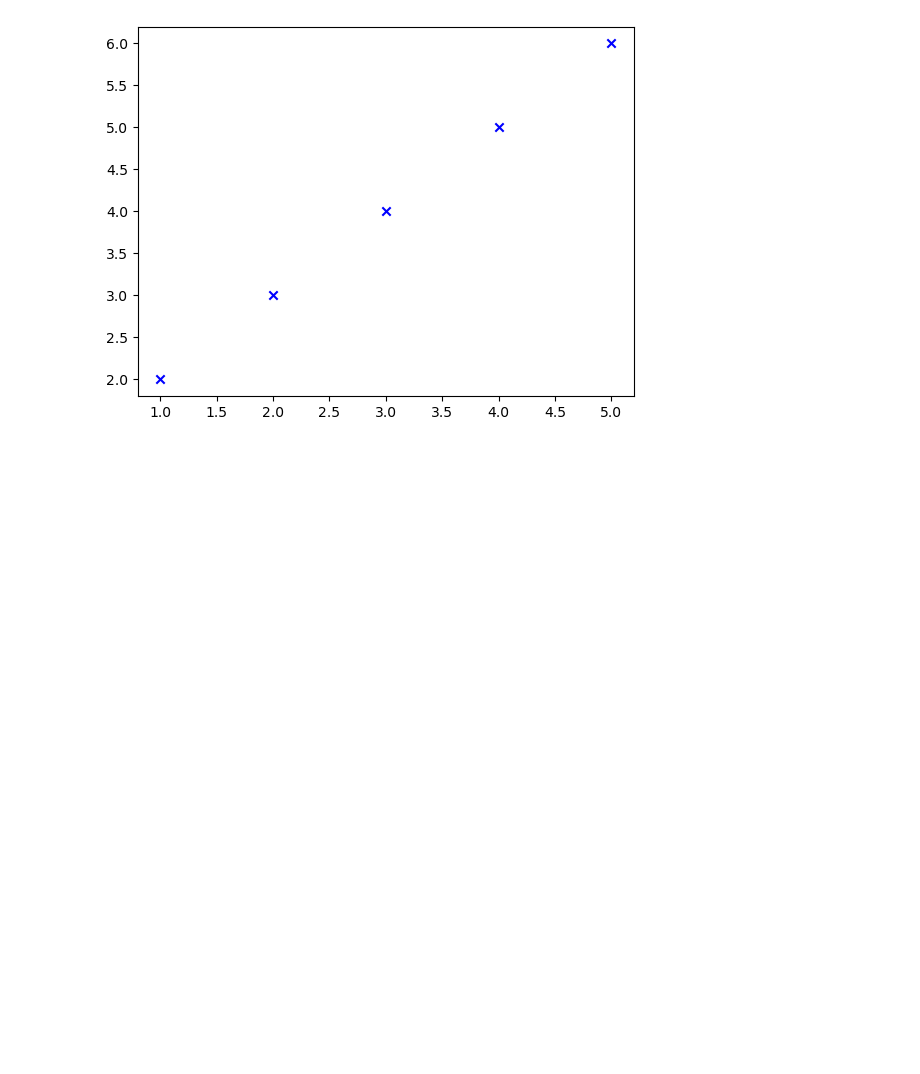
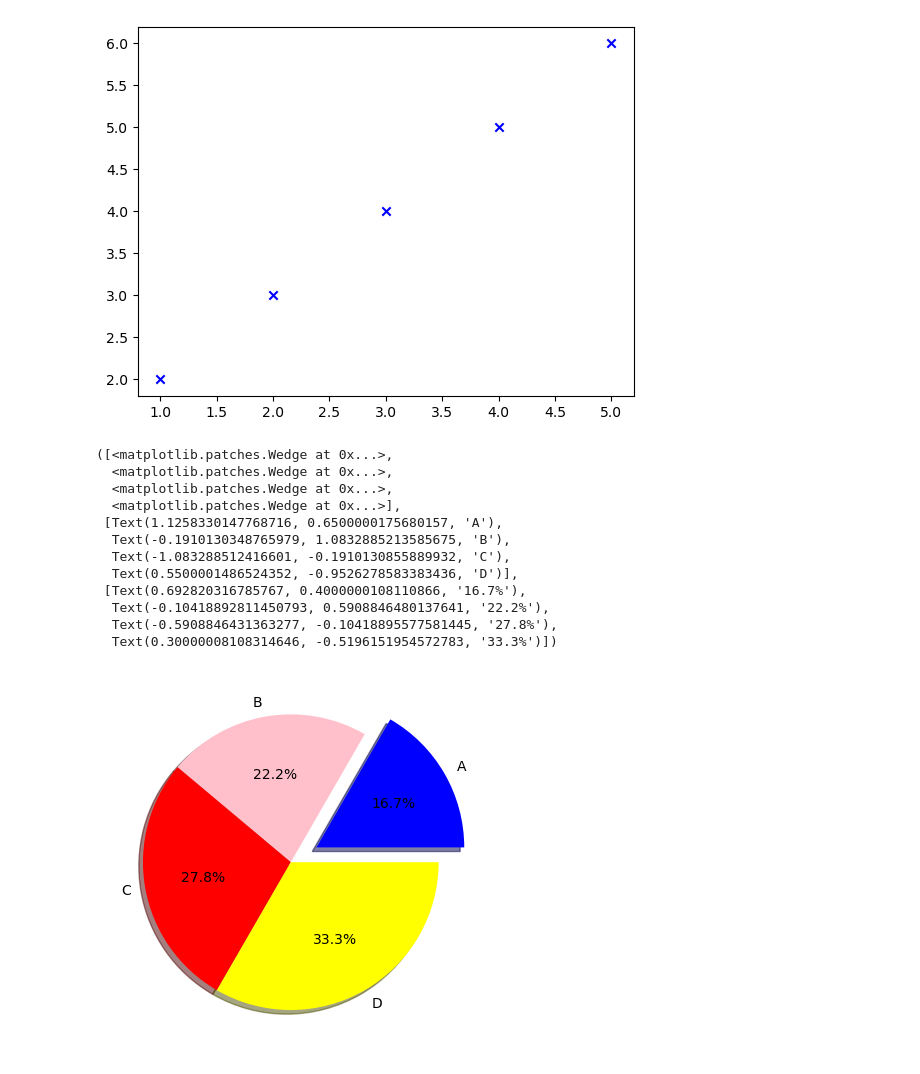
Before and after one commit to Parth0124/Python-Practice, a Jupyter notebook: Data Analysis/matplotlib.ipynb, the cells around one changed output. Saved outputs shown, nothing was run; the diff lists cells and outputs as text; code cells hidden in the pictures; blank space fills up the shorter version.

```diff
--- a/Data Analysis/matplotlib.ipynb
+++ b/Data Analysis/matplotlib.ipynb
@@ -81,3 +81,27 @@ plt.scatter(x,y,color='blue', marker='x')
 # %% [output]
 <matplotlib.collections.PathCollection at 0x...>
 [figure]
+# %%
+### pie chart
+
+label=['A', 'B', 'C', 'D']
+sizes=[30,40,50,60]
+colors=['blue', 'pink', 'red', 'yellow']
+
+explode = (0.2,0,0,0)
+
+plt.pie(sizes,explode=explode,labels=label, colors=colors, autopct="%1.1f%%", shadow=True)
+# %% [output]
+([<matplotlib.patches.Wedge at 0x...>,
+  <matplotlib.patches.Wedge at 0x...>,
+  <matplotlib.patches.Wedge at 0x...>,
+  <matplotlib.patches.Wedge at 0x...>],
+ [Text(1.1258330147768716, 0.6500000175680157, 'A'),
+  Text(-0.1910130348765979, 1.0832885213585675, 'B'),
+  Text(-1.083288512416601, -0.1910130855889932, 'C'),
+  Text(0.5500001486524352, -0.9526278583383436, 'D')],
+ [Text(0.692820316785767, 0.4000000108110866, '16.7%'),
+  Text(-0.10418892811450793, 0.5908846480137641, '22.2%'),
+  Text(-0.5908846431363277, -0.10418895577581445, '27.8%'),
+  Text(0.30000008108314646, -0.5196151954572783, '33.3%')])
+[figure, added]
```
